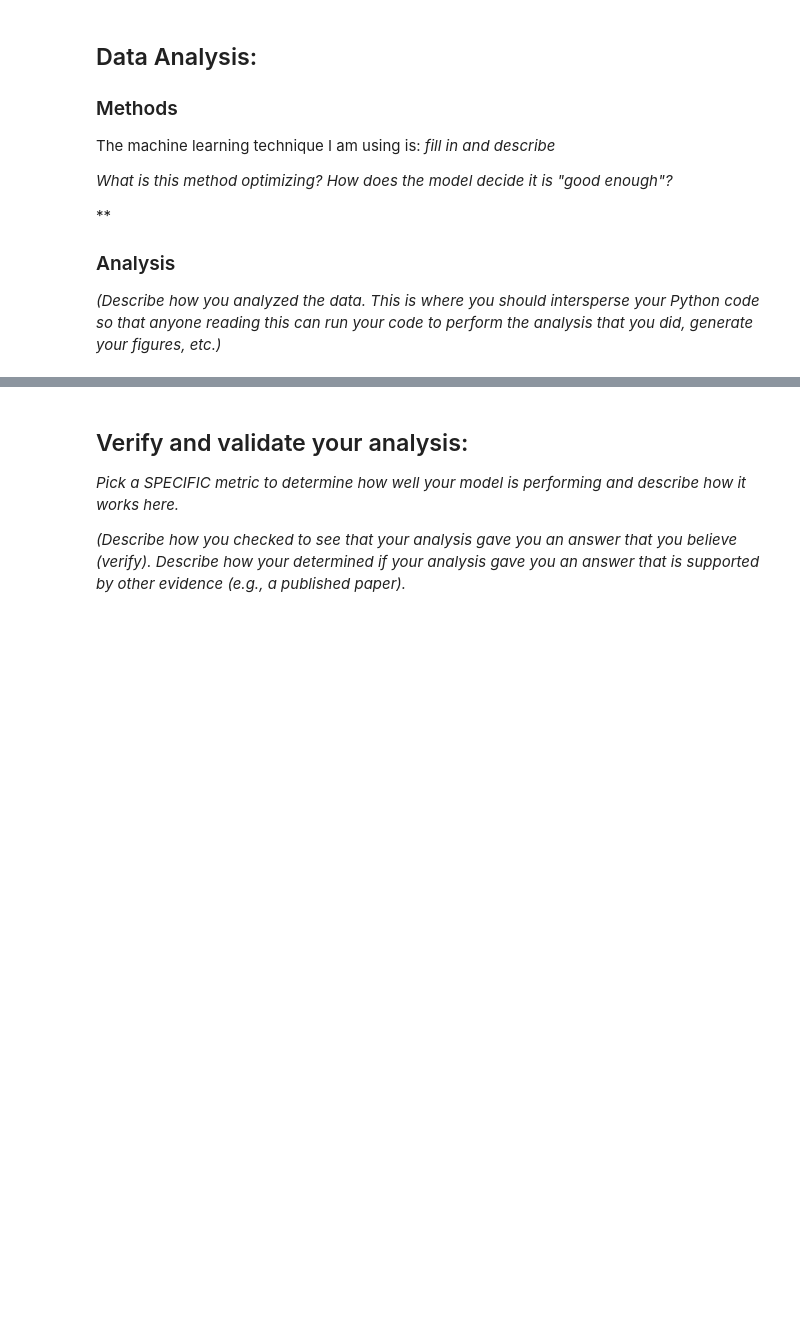
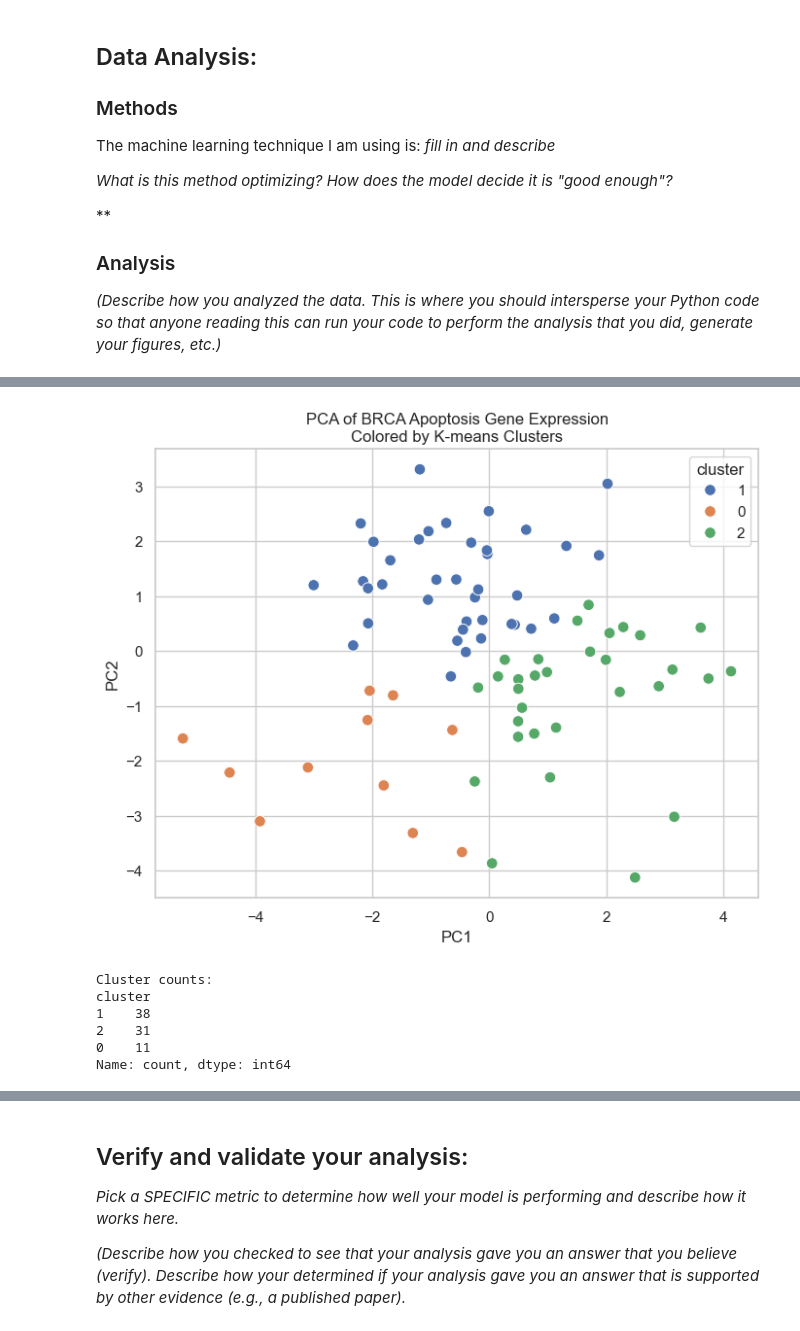
Before and after one commit to breckleytheresa13-debug/Module-4-Cancer_breckley_chen, a Jupyter notebook: code/Module 4 Template.ipynb, the cells around one changed output, grey strips where cells are left out. Drawn from its saved outputs; the diff is of its cells as text; code cells hidden in the pictures; blank space fills up the shorter version.

```diff
--- a/code/Module 4 Template.ipynb
+++ b/code/Module 4 Template.ipynb
@@ -90,0 +322,28 @@ The machine learning technique I am using is: *fill in and describe*
+# %%
+# K-means clustering
+kmeans = KMeans(n_clusters=3, random_state=42, n_init=10)
+clusters = kmeans.fit_predict(X_scaled)
+
+pca_df["cluster"] = clusters.astype(str)
+
+plt.figure(figsize=(8, 6))
+sns.scatterplot(
+    data=pca_df,
+    x="PC1",
+    y="PC2",
+    hue="cluster",
+    s=70
+)
+plt.title("PCA of BRCA Apoptosis Gene Expression\nColored by K-means Clusters")
+plt.show()
+
+print("Cluster counts:")
+print(pca_df["cluster"].value_counts())
+# %% [output]
+[figure, added]
+Cluster counts:
+cluster
+1    38
+2    31
+0    11
+Name: count, dtype: int64
```
Also changed, not shown: parts of 14 cells of this notebook.
